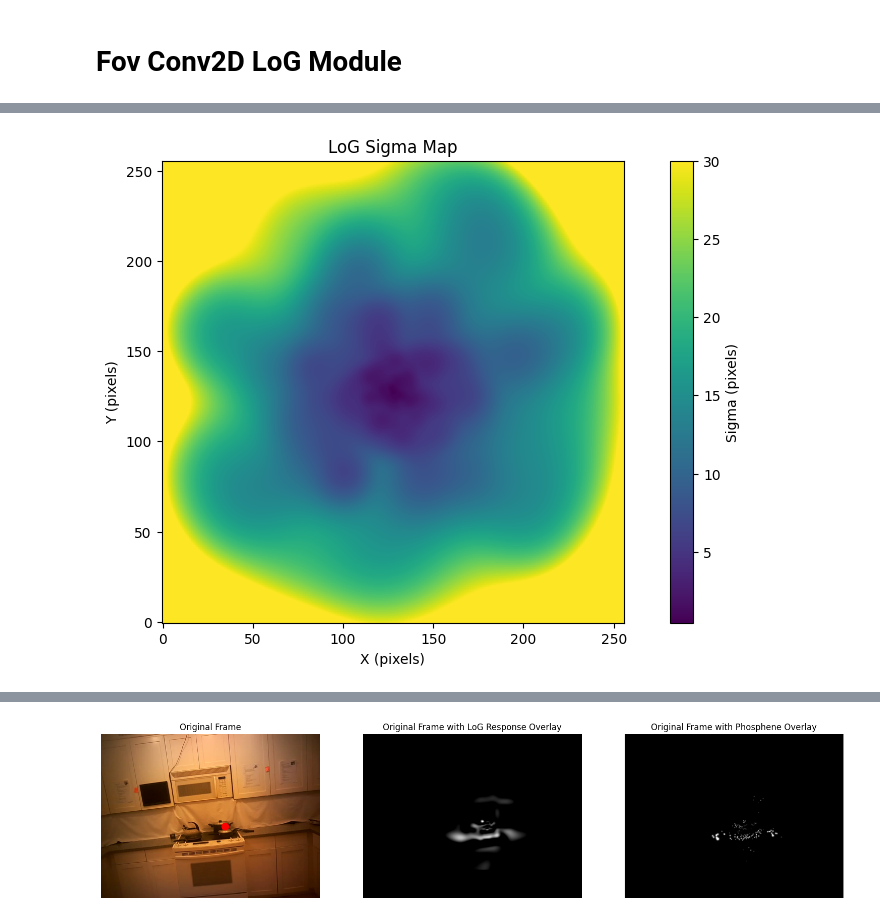
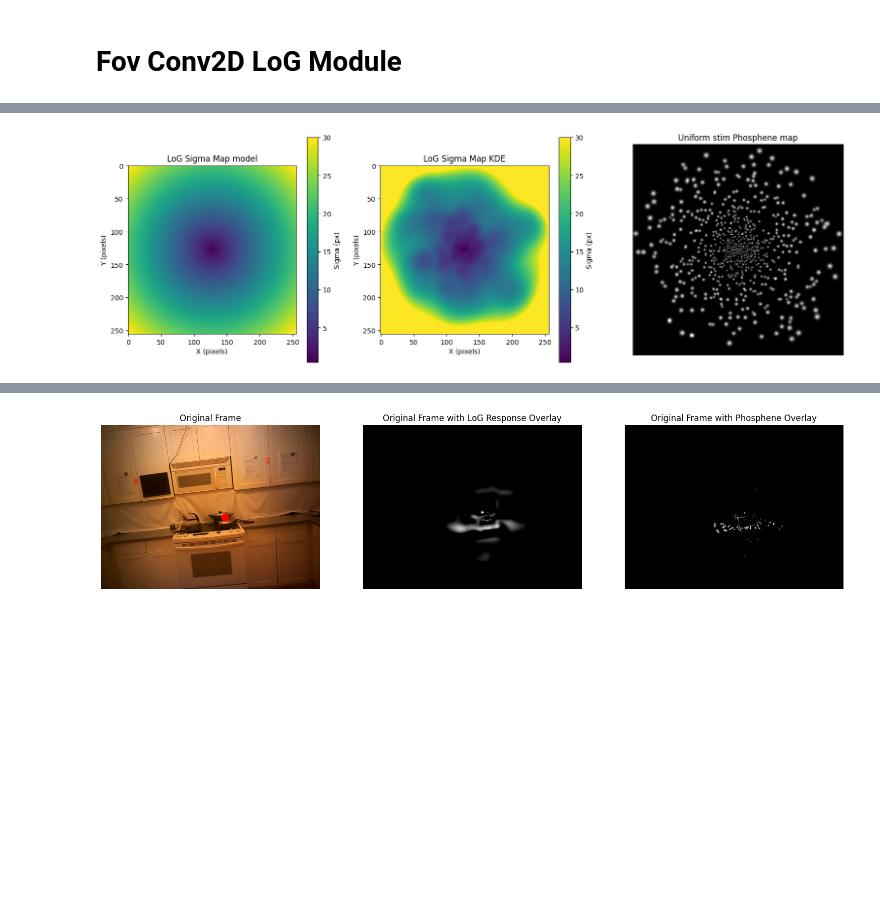
Before and after one commit to MichelleAppel/SCAPE, a Jupyter notebook: notebooks/gaze_demo.ipynb, the cells around one changed output, grey strips where cells are left out. Drawn from its saved outputs; the diff is of its cells as text; code cells hidden in the pictures; blank space fills up the shorter version.

```diff
--- a/notebooks/gaze_demo.ipynb
+++ b/notebooks/gaze_demo.ipynb
@@ -605,20 +588,33 @@ kde_sigma_fov_map = 1/(np.pi * np.sqrt(kde_density_map))
 # 5) convert to pixels
 fov = 16
 kde_sigma_map_px = kde_sigma_fov_map * (N / fov)
-
-# plot sigma_fov_map
-plt.figure(figsize=(12, 6))
-
-plt.imshow(kde_sigma_map_px, cmap='viridis', vmax=30)
-plt.colorbar(label='Sigma (pixels)')
-plt.title('LoG Sigma Map')
-plt.xlabel('X (pixels)')
-plt.ylabel('Y (pixels)')
-plt.gca().invert_yaxis()
-
-plt.show()
-# %% [output]
-[figure, removed]
+# %%
+# plot sigma_fov_map
+plt.figure(figsize=(19, 6))
+
+plt.subplot(1, 3, 1)
+plt.imshow(sigma_map_px, cmap='viridis', vmax=30)
+plt.colorbar(label='Sigma (px)')
+plt.title('LoG Sigma Map model')
+plt.xlabel('X (pixels)')
+plt.ylabel('Y (pixels)')
+
+plt.subplot(1, 3, 2)
+plt.imshow(kde_sigma_map_px, cmap='viridis', vmax=30)
+plt.colorbar(label='Sigma (px)')
+plt.title('LoG Sigma Map KDE')
+plt.xlabel('X (pixels)')
+plt.ylabel('Y (pixels)')
+
+plt.subplot(1, 3, 3)
+plt.imshow(phos_weighted.cpu().numpy(), cmap='gray')
+plt.title("Uniform stim Phosphene map")
+plt.gca().set_facecolor('black')
+plt.axis('off')
+
+plt.show()
+# %% [output]
+[figure, added]
 # %%
 sigma_map_tensor = torch.Tensor(sigma_map_px).float().cuda().unsqueeze(0).unsqueeze(0)
 in_channels = 1
```
Also changed, not shown: parts of 6 cells of this notebook, 2 other files.
